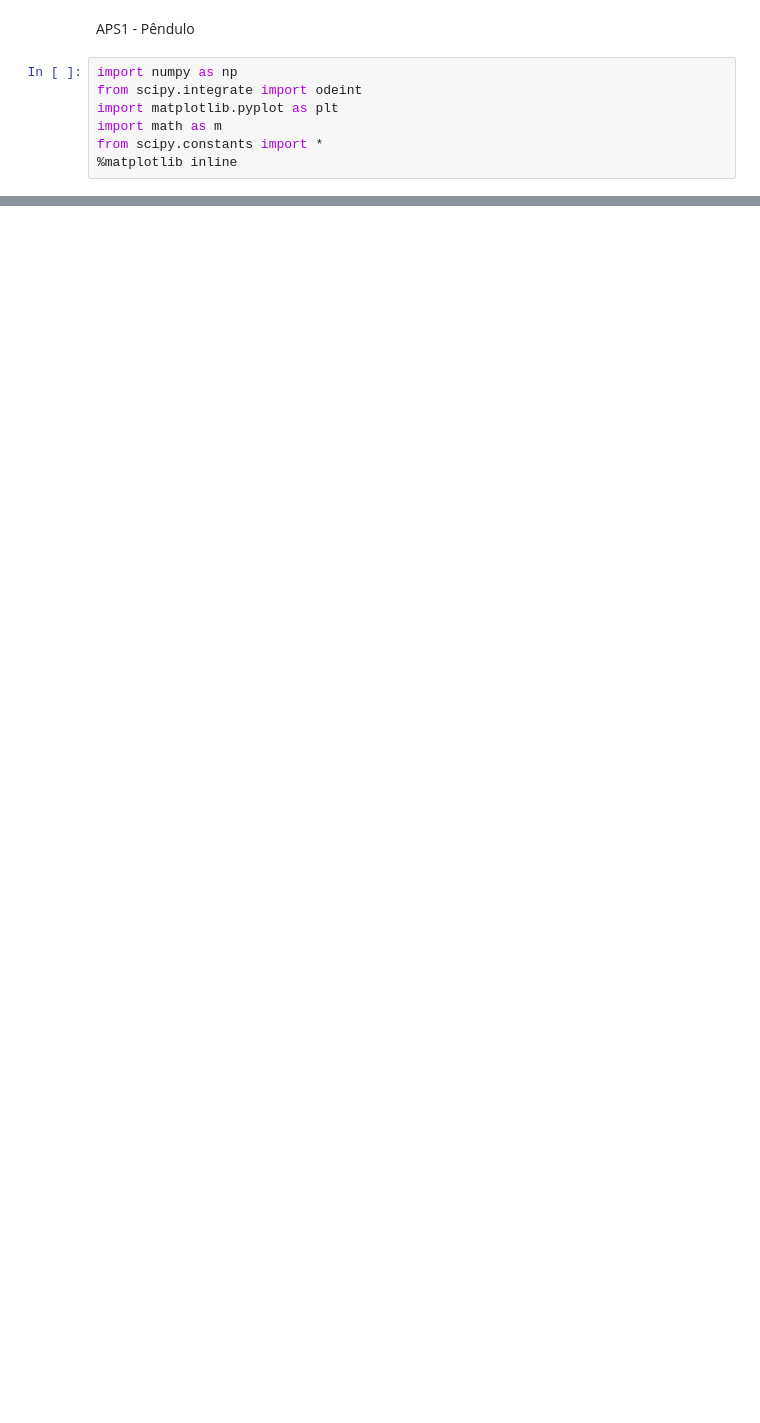
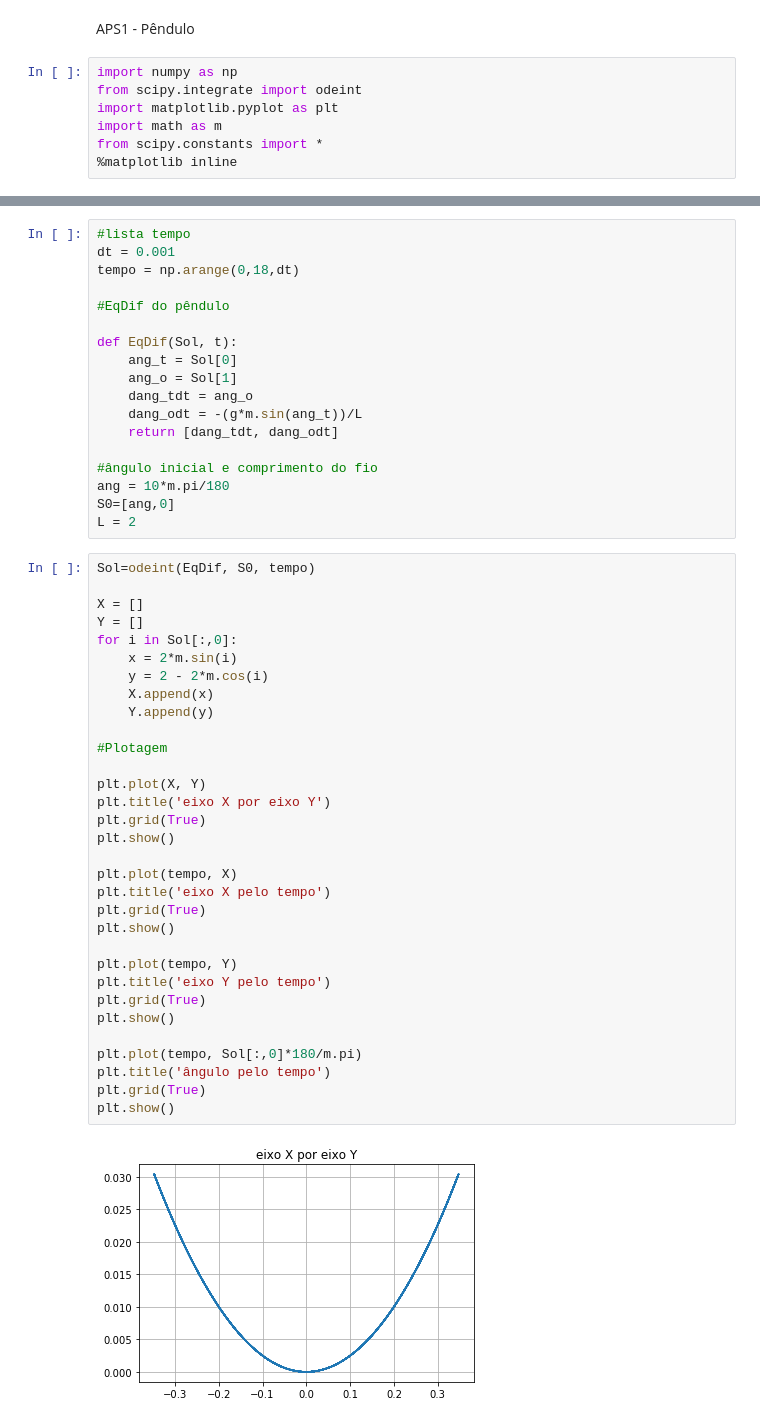
Before and after one commit to Lucianacadef/APS1---F-sica, a Jupyter notebook: APS1+-+Física.ipynb, the cells around one changed output, grey strips where cells are left out. Cells and saved outputs as stored; diff of their text form; blank space fills up the shorter version.

```diff
--- a/APS1+-+Física.ipynb
+++ b/APS1+-+Física.ipynb
@@ -64,0 +69,52 @@ plt.show()
+# %%
+#lista tempo
+dt = 0.001
+tempo = np.arange(0,18,dt)
+
+#EqDif do pêndulo
+
+def EqDif(Sol, t):
+    ang_t = Sol[0]
+    ang_o = Sol[1]
+    dang_tdt = ang_o
+    dang_odt = -(g*m.sin(ang_t))/L
+    return [dang_tdt, dang_odt]
+
+#ângulo inicial e comprimento do fio
+ang = 10*m.pi/180
+S0=[ang,0]
+L = 2
+# %%
+Sol=odeint(EqDif, S0, tempo)
+
+X = []
+Y = []
+for i in Sol[:,0]:
+    x = 2*m.sin(i)
+    y = 2 - 2*m.cos(i)
+    X.append(x)
+    Y.append(y)
+
+#Plotagem
+
+plt.plot(X, Y)
+plt.title('eixo X por eixo Y')
+plt.grid(True)
+plt.show()
+
+plt.plot(tempo, X)
+plt.title('eixo X pelo tempo')
+plt.grid(True)
+plt.show()
+
+plt.plot(tempo, Y)
+plt.title('eixo Y pelo tempo')
+plt.grid(True)
+plt.show()
+
+plt.plot(tempo, Sol[:,0]*180/m.pi)
+plt.title('ângulo pelo tempo')
+plt.grid(True)
+plt.show()
+# %% [output]
+[figure, added]
```
Also changed, not shown: parts of 5 cells of this notebook.
